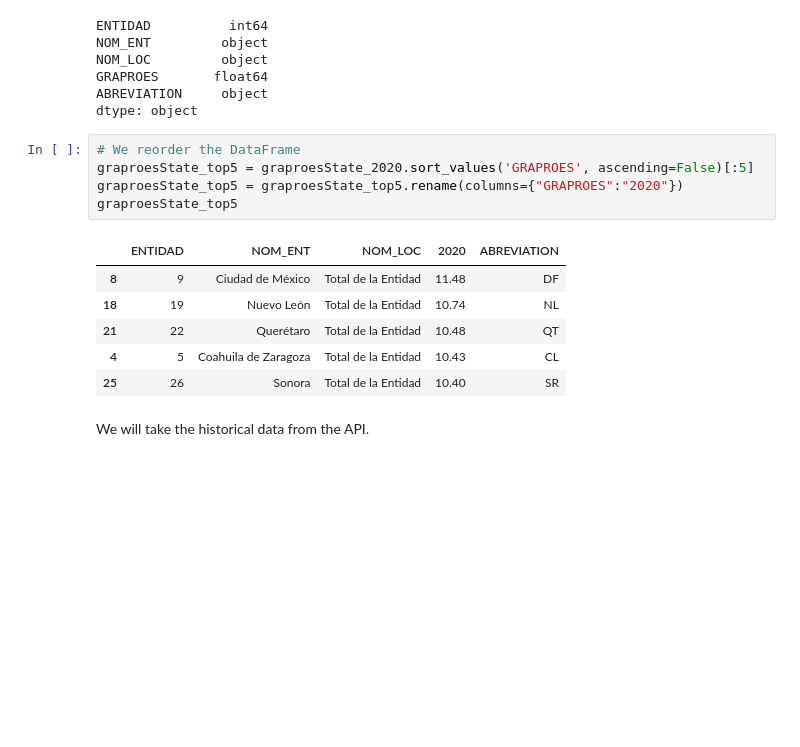
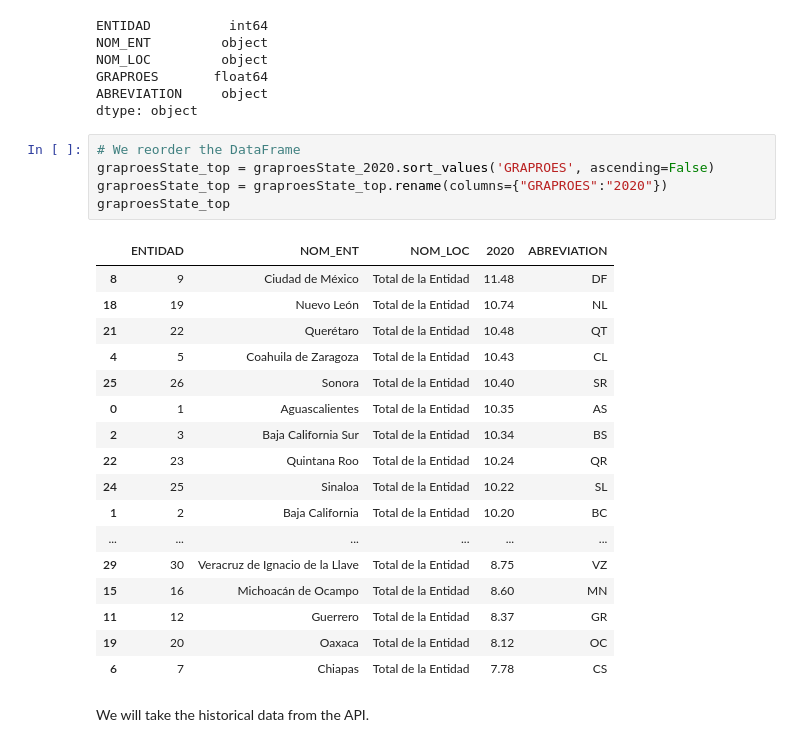
Before and after one commit to aarondiuz/Proyecto_Censo, a Jupyter notebook: Proyecto_Censo.ipynb, the cells around one changed output. Saved outputs shown, nothing was run; the diff lists cells and outputs as text; blank space fills up the shorter version.

```diff
--- a/Proyecto_Censo.ipynb
+++ b/Proyecto_Censo.ipynb
@@ -448,16 +440,27 @@ ABREVIATION     object
 dtype: object
 # %%
 # We reorder the DataFrame
-graproesState_top5 = graproesState_2020.sort_values('GRAPROES', ascending=False)[:5]
-graproesState_top5 = graproesState_top5.rename(columns={"GRAPROES":"2020"})
-graproesState_top5
+graproesState_top = graproesState_2020.sort_values('GRAPROES', ascending=False)
+graproesState_top = graproesState_top.rename(columns={"GRAPROES":"2020"})
+graproesState_top
 # %% [output]
 |  | ENTIDAD | NOM_ENT | NOM_LOC | 2020 | ABREVIATION |
 | 8 | 9 | Ciudad de México | Total de la Entidad | 11.48 | DF |
 | 18 | 19 | Nuevo León | Total de la Entidad | 10.74 | NL |
 | 21 | 22 | Querétaro | Total de la Entidad | 10.48 | QT |
 | 4 | 5 | Coahuila de Zaragoza | Total de la Entidad | 10.43 | CL |
 | 25 | 26 | Sonora | Total de la Entidad | 10.40 | SR |
+| 0 | 1 | Aguascalientes | Total de la Entidad | 10.35 | AS |
+| 2 | 3 | Baja California Sur | Total de la Entidad | 10.34 | BS |
+| 22 | 23 | Quintana Roo | Total de la Entidad | 10.24 | QR |
+| 24 | 25 | Sinaloa | Total de la Entidad | 10.22 | SL |
+| 1 | 2 | Baja California | Total de la Entidad | 10.20 | BC |
+| ... | ... | ... | ... | ... | ... |
+| 29 | 30 | Veracruz de Ignacio de la Llave | Total de la Entidad | 8.75 | VZ |
+| 15 | 16 | Michoacán de Ocampo | Total de la Entidad | 8.60 | MN |
+| 11 | 12 | Guerrero | Total de la Entidad | 8.37 | GR |
+| 19 | 20 | Oaxaca | Total de la Entidad | 8.12 | OC |
+| 6 | 7 | Chiapas | Total de la Entidad | 7.78 | CS |
 # %% [markdown]
 We will take the historical data from the API.
 # %%
```
Also changed, not shown: parts of 12 cells of this notebook.
